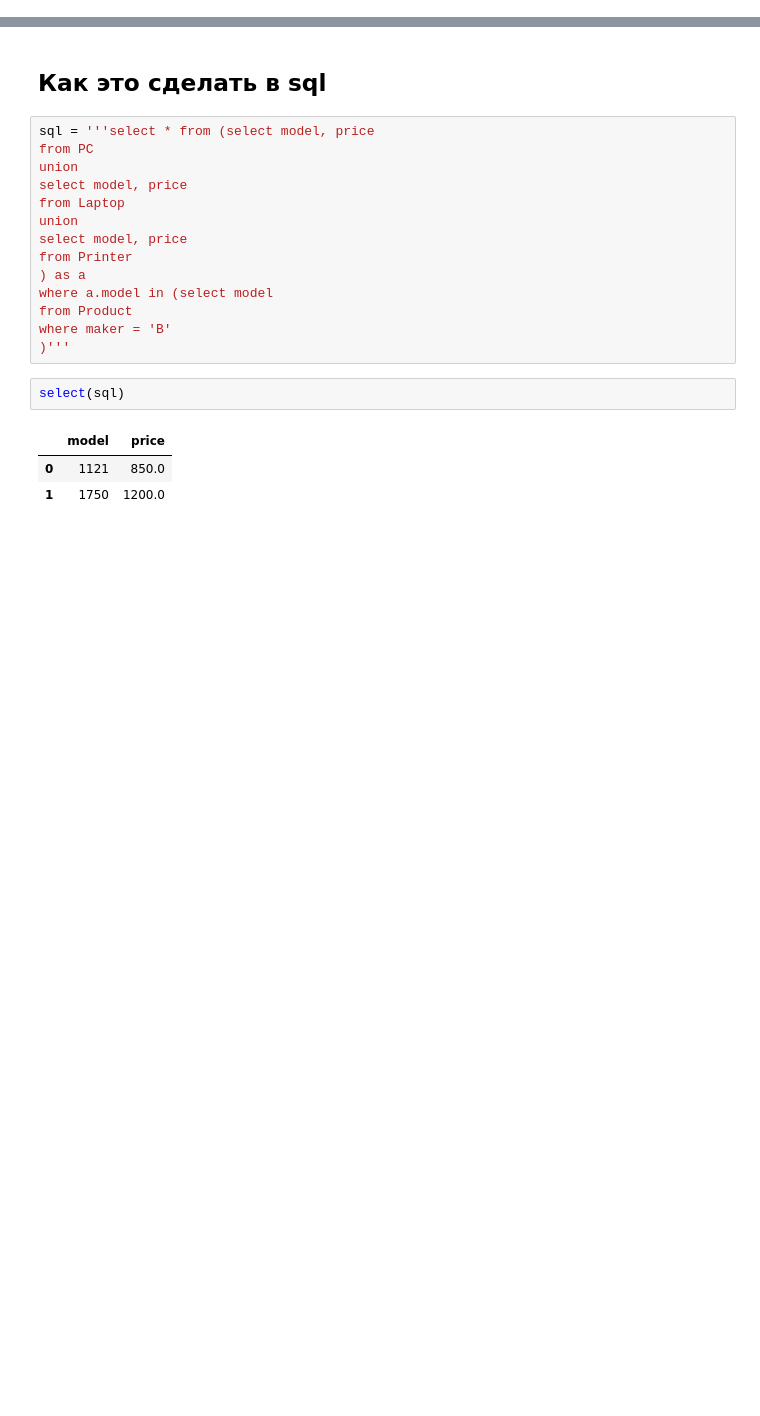
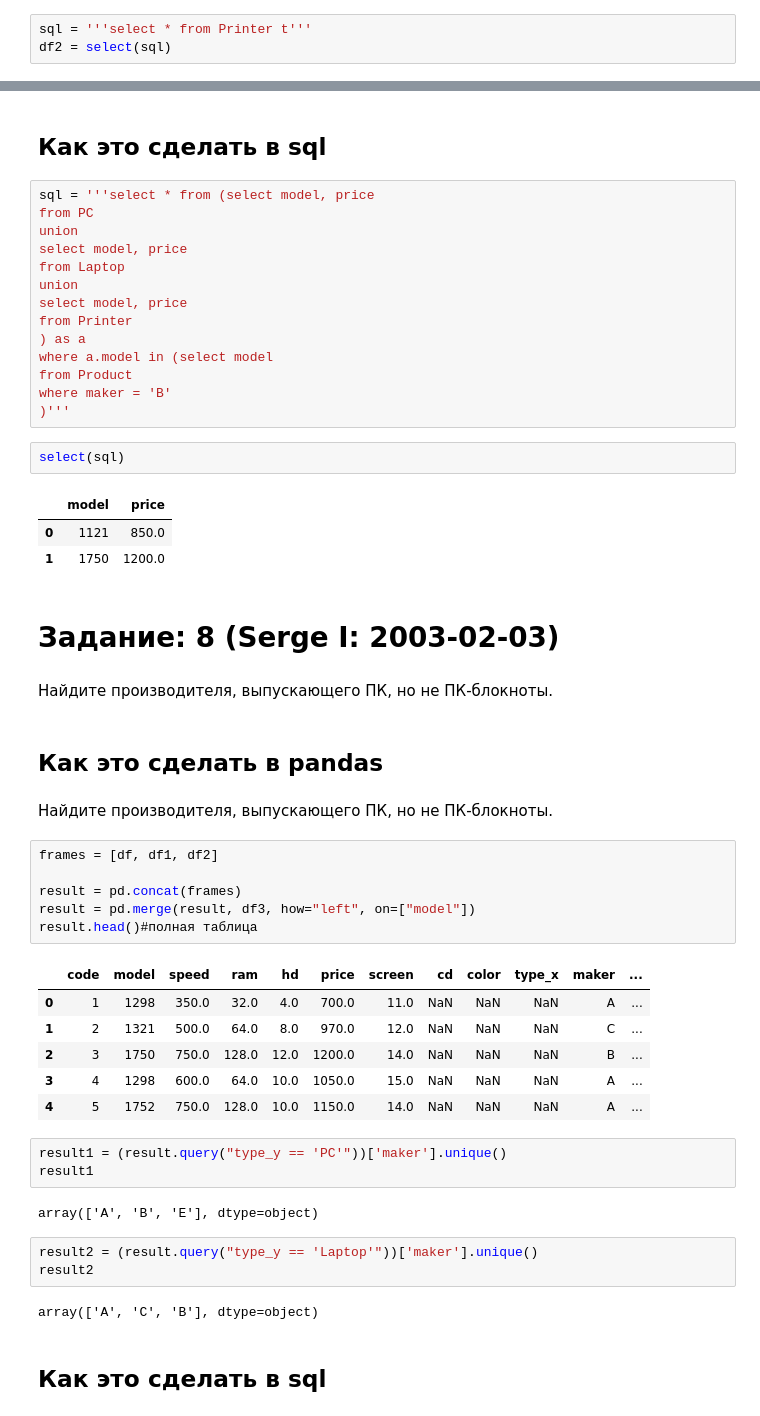
Before and after one commit to AleksTurov/Data-Science, a Jupyter notebook: sql-ex/sqlex_postgres_in_colab.ipynb, the cells around one changed output, grey strips where cells are left out. Saved outputs shown, nothing was run; the diff lists cells and outputs as text; blank space fills up the shorter version.

```diff
--- a/sql-ex/sqlex_postgres_in_colab.ipynb
+++ b/sql-ex/sqlex_postgres_in_colab.ipynb
@@ -472,0 +479,3 @@ select(sql)
+# %%
+sql = '''select * from Printer t'''
+df2 = select(sql)
@@ -492,3 +527,36 @@ select(sql)
 |  | model | price |
 | 0 | 1121 | 850.0 |
 | 1 | 1750 | 1200.0 |
+# %% [markdown]
+# Задание: 8 (Serge I: 2003-02-03)
+# %% [markdown]
+Найдите производителя, выпускающего ПК, но не ПК-блокноты.
+# %% [markdown]
+## Как это сделать в pandas
+# %% [markdown]
+Найдите производителя, выпускающего ПК, но не ПК-блокноты.
+# %%
+frames = [df, df1, df2]
+
+result = pd.concat(frames)
+result = pd.merge(result, df3, how="left", on=["model"])
+result.head()#полная таблица
+# %% [output]
+|  | code | model | speed | ram | hd | price | screen | cd | color | type_x | maker | ... |
+| 0 | 1 | 1298 | 350.0 | 32.0 | 4.0 | 700.0 | 11.0 | NaN | NaN | NaN | A | ... |
+| 1 | 2 | 1321 | 500.0 | 64.0 | 8.0 | 970.0 | 12.0 | NaN | NaN | NaN | C | ... |
+| 2 | 3 | 1750 | 750.0 | 128.0 | 12.0 | 1200.0 | 14.0 | NaN | NaN | NaN | B | ... |
+| 3 | 4 | 1298 | 600.0 | 64.0 | 10.0 | 1050.0 | 15.0 | NaN | NaN | NaN | A | ... |
+| 4 | 5 | 1752 | 750.0 | 128.0 | 10.0 | 1150.0 | 14.0 | NaN | NaN | NaN | A | ... |
+# %%
+result1 = (result.query("type_y == 'PC'"))['maker'].unique()
+result1
+# %% [output]
+array(['A', 'B', 'E'], dtype=object)
+# %%
+result2 = (result.query("type_y == 'Laptop'"))['maker'].unique()
+result2
+# %% [output]
+array(['A', 'C', 'B'], dtype=object)
+# %% [markdown]
+## Как это сделать в sql
```
Also changed, not shown: parts of 73 cells of this notebook.
